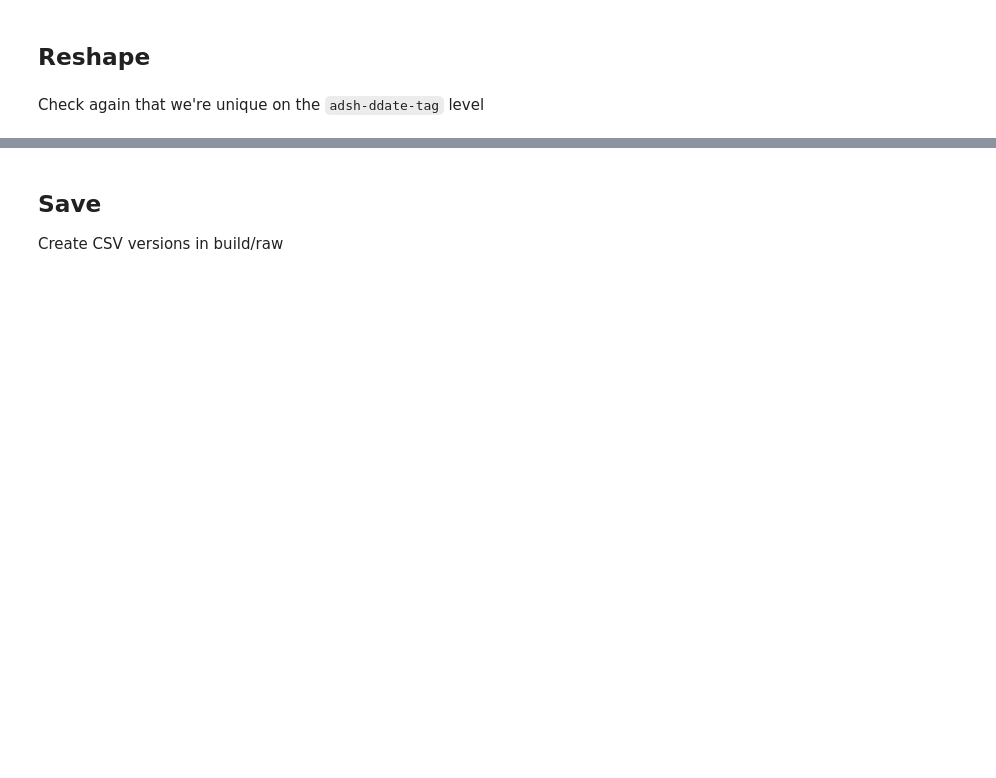
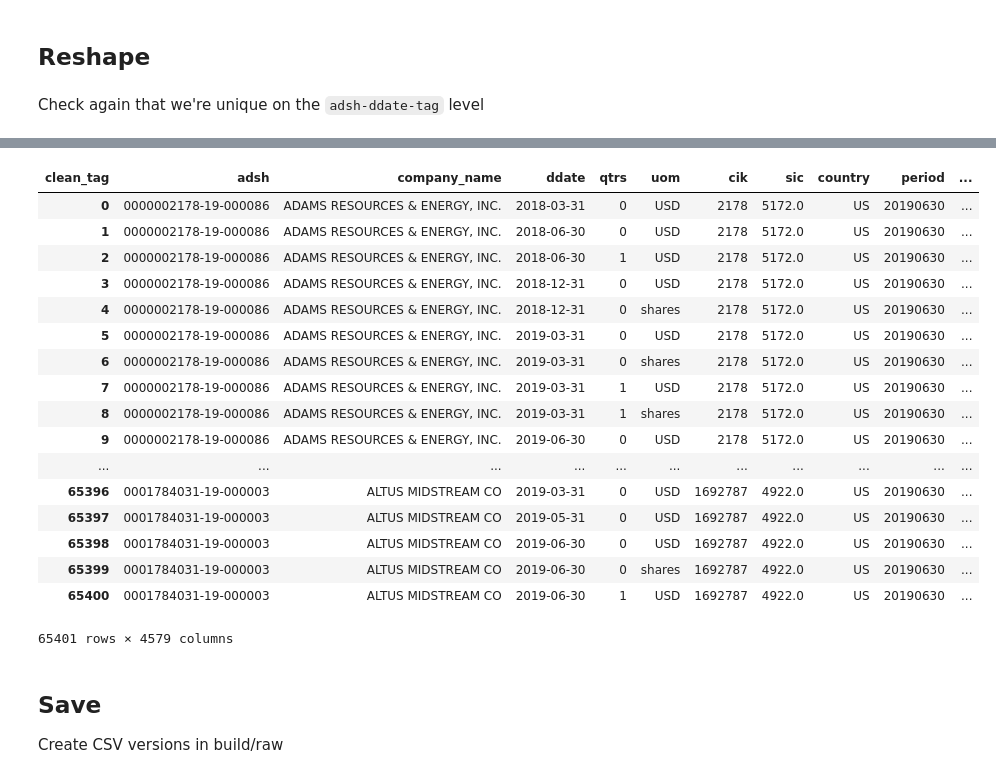
Before and after one commit to mixerupper/1001-term-project, a Jupyter notebook: code/02-build/01c-reshape-sec-data.ipynb, the cells around one changed output, grey strips where cells are left out. Cells and saved outputs as stored; diff of their text form; code cells hidden in the pictures; blank space fills up the shorter version.

```diff
--- a/code/02-build/01c-reshape-sec-data.ipynb
+++ b/code/02-build/01c-reshape-sec-data.ipynb
@@ -181,4 +62,5 @@ sec_data.groupby(['adsh', 'tag', 'ddate'], as_index = False)\
 sec_data_wide = sec_data.pivot_table(values = 'value',
                                      index = ['adsh', 'company_name', 'ddate', 'qtrs',
                                                         'uom', 'cik', 'sic', 'country', 'period'],
-                                    columns = 'tag')
+                                    columns = 'clean_tag')\
+    .reset_index()
@@ -212,3 +93,24 @@ missing_value_df.head()
+# %%
+sec_data_wide
+# %% [output]
+| clean_tag | adsh | company_name | ddate | qtrs | uom | cik | sic | country | period | ... |
+| 0 | 0000002178-19-000086 | ADAMS RESOURCES & ENERGY, INC. | 2018-03-31 | 0 | USD | 2178 | 5172.0 | US | 20190630 | ... |
+| 1 | 0000002178-19-000086 | ADAMS RESOURCES & ENERGY, INC. | 2018-06-30 | 0 | USD | 2178 | 5172.0 | US | 20190630 | ... |
+| 2 | 0000002178-19-000086 | ADAMS RESOURCES & ENERGY, INC. | 2018-06-30 | 1 | USD | 2178 | 5172.0 | US | 20190630 | ... |
+| 3 | 0000002178-19-000086 | ADAMS RESOURCES & ENERGY, INC. | 2018-12-31 | 0 | USD | 2178 | 5172.0 | US | 20190630 | ... |
+| 4 | 0000002178-19-000086 | ADAMS RESOURCES & ENERGY, INC. | 2018-12-31 | 0 | shares | 2178 | 5172.0 | US | 20190630 | ... |
+| 5 | 0000002178-19-000086 | ADAMS RESOURCES & ENERGY, INC. | 2019-03-31 | 0 | USD | 2178 | 5172.0 | US | 20190630 | ... |
+| 6 | 0000002178-19-000086 | ADAMS RESOURCES & ENERGY, INC. | 2019-03-31 | 0 | shares | 2178 | 5172.0 | US | 20190630 | ... |
+| 7 | 0000002178-19-000086 | ADAMS RESOURCES & ENERGY, INC. | 2019-03-31 | 1 | USD | 2178 | 5172.0 | US | 20190630 | ... |
+| 8 | 0000002178-19-000086 | ADAMS RESOURCES & ENERGY, INC. | 2019-03-31 | 1 | shares | 2178 | 5172.0 | US | 20190630 | ... |
+| 9 | 0000002178-19-000086 | ADAMS RESOURCES & ENERGY, INC. | 2019-06-30 | 0 | USD | 2178 | 5172.0 | US | 20190630 | ... |
+| ... | ... | ... | ... | ... | ... | ... | ... | ... | ... | ... |
+| 65396 | 0001784031-19-000003 | ALTUS MIDSTREAM CO | 2019-03-31 | 0 | USD | 1692787 | 4922.0 | US | 20190630 | ... |
+| 65397 | 0001784031-19-000003 | ALTUS MIDSTREAM CO | 2019-05-31 | 0 | USD | 1692787 | 4922.0 | US | 20190630 | ... |
+| 65398 | 0001784031-19-000003 | ALTUS MIDSTREAM CO | 2019-06-30 | 0 | USD | 1692787 | 4922.0 | US | 20190630 | ... |
+| 65399 | 0001784031-19-000003 | ALTUS MIDSTREAM CO | 2019-06-30 | 0 | shares | 1692787 | 4922.0 | US | 20190630 | ... |
+| 65400 | 0001784031-19-000003 | ALTUS MIDSTREAM CO | 2019-06-30 | 1 | USD | 1692787 | 4922.0 | US | 20190630 | ... |
+65401 rows × 4579 columns
 # %% [markdown]
 ## Save <a name="Save"></a>
 Create CSV versions in build/raw
```
Also changed, not shown: parts of 35 cells of this notebook, 2 other files.
